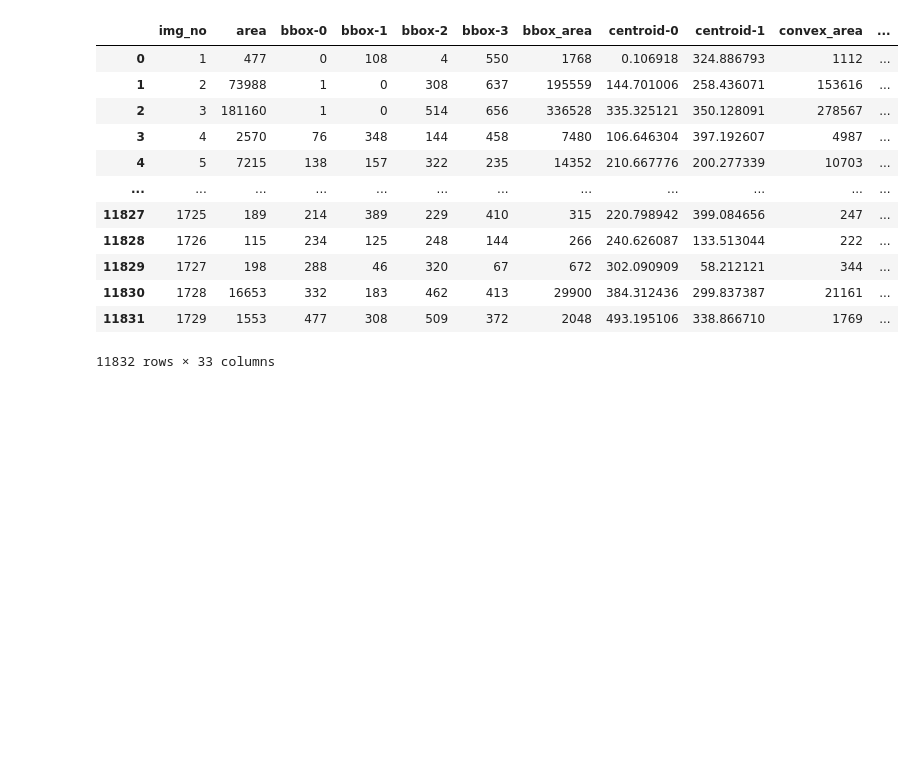
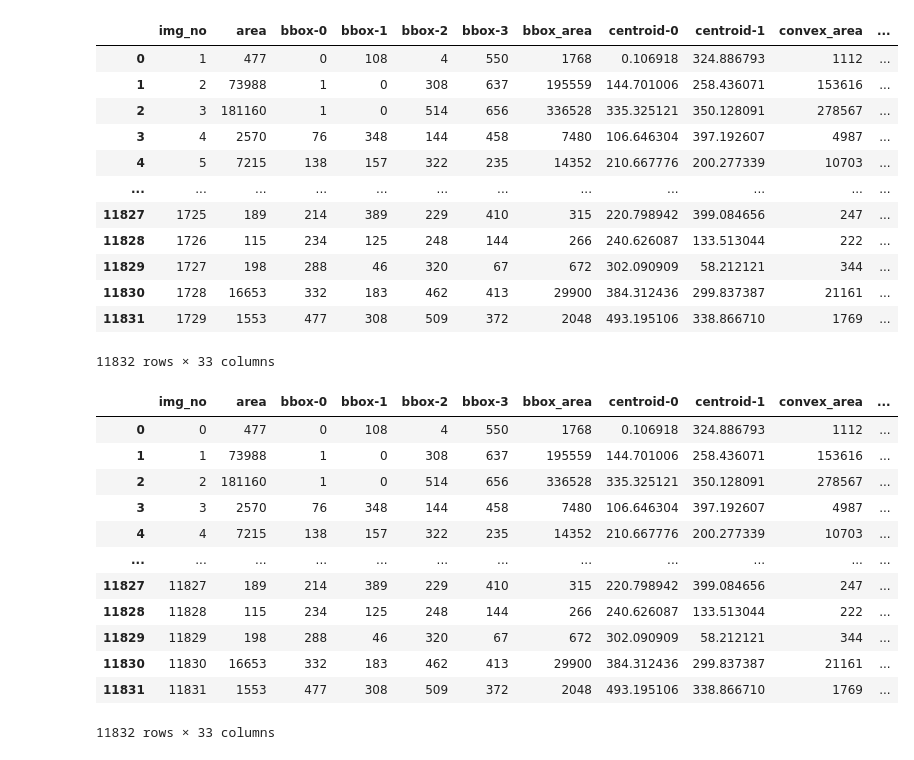
Before and after one commit to qfaizan401/Project-Dentistry, a Jupyter notebook: project/merging_df.ipynb, the cells around one changed output. Drawn from its saved outputs; the diff is of its cells as text; code cells hidden in the pictures; blank space fills up the shorter version.

```diff
--- a/project/merging_df.ipynb
+++ b/project/merging_df.ipynb
@@ -26,0 +29,17 @@ df
+# %%
+df = pd.read_csv('Final_CSVs/singal_csv/combine_dataset.csv')
+df
+# %% [output]
+|  | img_no | area | bbox-0 | bbox-1 | bbox-2 | bbox-3 | bbox_area | centroid-0 | centroid-1 | convex_area | ... |
+| 0 | 0 | 477 | 0 | 108 | 4 | 550 | 1768 | 0.106918 | 324.886793 | 1112 | ... |
+| 1 | 1 | 73988 | 1 | 0 | 308 | 637 | 195559 | 144.701006 | 258.436071 | 153616 | ... |
+| 2 | 2 | 181160 | 1 | 0 | 514 | 656 | 336528 | 335.325121 | 350.128091 | 278567 | ... |
+| 3 | 3 | 2570 | 76 | 348 | 144 | 458 | 7480 | 106.646304 | 397.192607 | 4987 | ... |
+| 4 | 4 | 7215 | 138 | 157 | 322 | 235 | 14352 | 210.667776 | 200.277339 | 10703 | ... |
+| ... | ... | ... | ... | ... | ... | ... | ... | ... | ... | ... | ... |
+| 11827 | 11827 | 189 | 214 | 389 | 229 | 410 | 315 | 220.798942 | 399.084656 | 247 | ... |
+| 11828 | 11828 | 115 | 234 | 125 | 248 | 144 | 266 | 240.626087 | 133.513044 | 222 | ... |
+| 11829 | 11829 | 198 | 288 | 46 | 320 | 67 | 672 | 302.090909 | 58.212121 | 344 | ... |
+| 11830 | 11830 | 16653 | 332 | 183 | 462 | 413 | 29900 | 384.312436 | 299.837387 | 21161 | ... |
+| 11831 | 11831 | 1553 | 477 | 308 | 509 | 372 | 2048 | 493.195106 | 338.866710 | 1769 | ... |
+11832 rows × 33 columns
```
Also changed, not shown: parts of 2 cells of this notebook, 2 other files.
